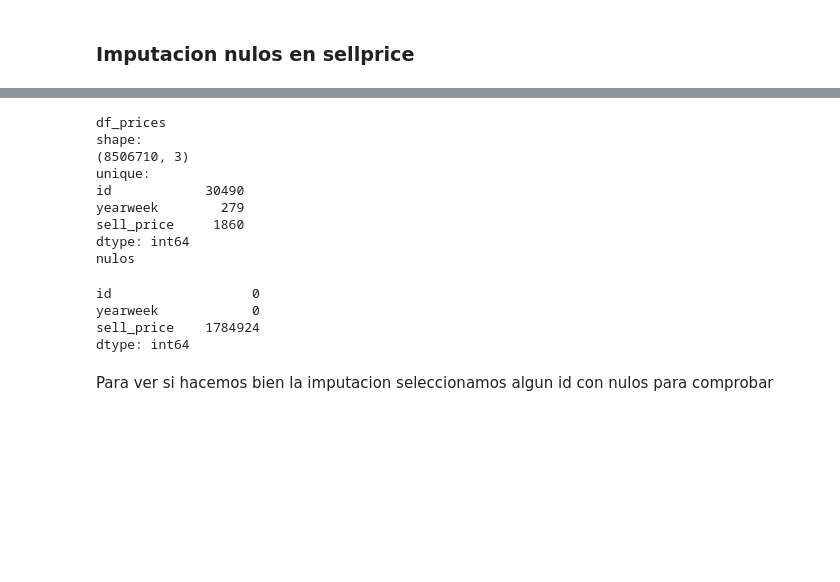
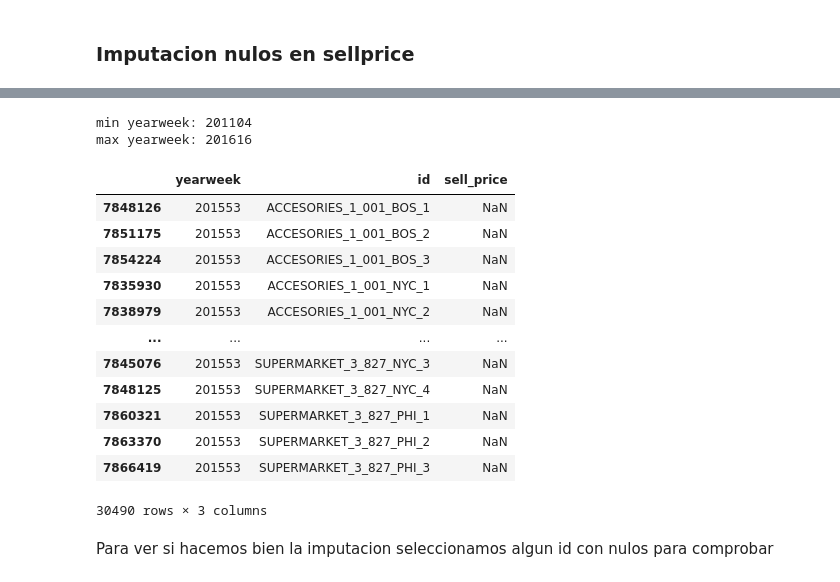
Before and after one commit to elenabriones/DS-Capstone-Market, a Jupyter notebook: notebooks/DataClean.ipynb, the cells around one changed output, grey strips where cells are left out. Drawn from its saved outputs; the diff is of its cells as text; code cells hidden in the pictures; blank space fills up the shorter version.

Commit message:
DataClean with right yearWeek

```diff
--- a/notebooks/DataClean.ipynb
+++ b/notebooks/DataClean.ipynb
@@ -105,3 +103,6 @@ Name: yearweek, dtype: float64
+# %%
+df_yearweek = pd.DataFrame({'yearweek': df_calendar['yearweek'].drop_duplicates(),
+                       'key': 1})
 # %% [markdown]
 ## Sales
 # %%
@@ -122,3 +123,7 @@ RangeIndex: 30490 entries, 0 to 30489
 Columns: 1920 entries, id to d_1913
 dtypes: int64(1913), object(7)
 memory usage: 446.6+ MB
+# %%
+#obtenemos un listado de los diferentes ids
+df_ids = pd.DataFrame({'id': df_sales['id'].drop_duplicates(),
+                       'key': 1})
@@ -232,5 +251,4 @@ Name: yearweek, dtype: float64
 ### Imputacion nulos en sellprice
 # %%
 #generamos las combinaciones posibles de semana y id, para luego generar las observaciones con nulos
-all_combinations = pd.MultiIndex.from_product([df_prices["id"].unique(), df_prices["yearweek"].unique()], names=['id', 'yearweek'])
-df_yearweek = pd.DataFrame(index=all_combinations).reset_index()
+combinaciones_df = pd.merge(df_yearweek, df_ids, on='key').drop('key', axis=1)
@@ -266,26 +273,10 @@ dtype: int64
 # %%
-df_prices = pd.merge(df_yearweek, df_prices, on=['id', 'yearweek'], how='left')
+df_prices = pd.merge(combinaciones_df, df_prices, on=['id', 'yearweek'], how='left')
-# %%
-print('df_prices')
-print('shape:')
-print(df_prices.shape)
-print('unique:')
-print(df_prices.nunique())
-print('nulos')
-df_prices.isnull().sum()
-# %% [output]
-df_prices
-shape:
-(8506710, 3)
-unique:
-id            30490
-yearweek        279
-sell_price     1860
-dtype: int64
-nulos
-id                  0
-yearweek            0
-sell_price    1784924
-dtype: int64
 # %%
 df_prices.sort_values(['id', 'yearweek'], ascending = True, inplace = True)
+# %%
+print('min yearweek:' ,df_prices['yearweek'].min())
+print('max yearweek:' ,df_prices['yearweek'].max())
+# %% [output]
+min yearweek: 201104
+max yearweek: 201616
@@ -292,3 +285,19 @@ df_prices.sort_values(['id', 'yearweek'], ascending = True, inplace = True)
+# %%
+df_prices[df_prices['yearweek']==201553]
+# %% [output]
+|  | yearweek | id | sell_price |
+| 7848126 | 201553 | ACCESORIES_1_001_BOS_1 | NaN |
+| 7851175 | 201553 | ACCESORIES_1_001_BOS_2 | NaN |
+| 7854224 | 201553 | ACCESORIES_1_001_BOS_3 | NaN |
+| 7835930 | 201553 | ACCESORIES_1_001_NYC_1 | NaN |
+| 7838979 | 201553 | ACCESORIES_1_001_NYC_2 | NaN |
+| ... | ... | ... | ... |
+| 7845076 | 201553 | SUPERMARKET_3_827_NYC_3 | NaN |
+| 7848125 | 201553 | SUPERMARKET_3_827_NYC_4 | NaN |
+| 7860321 | 201553 | SUPERMARKET_3_827_PHI_1 | NaN |
+| 7863370 | 201553 | SUPERMARKET_3_827_PHI_2 | NaN |
+| 7866419 | 201553 | SUPERMARKET_3_827_PHI_3 | NaN |
+30490 rows × 3 columns
 # %% [markdown]
 Para ver si hacemos bien la imputacion seleccionamos algun id con nulos para comprobar
 # %%
```
Also changed, not shown: parts of 25 cells of this notebook, 4 other files.
